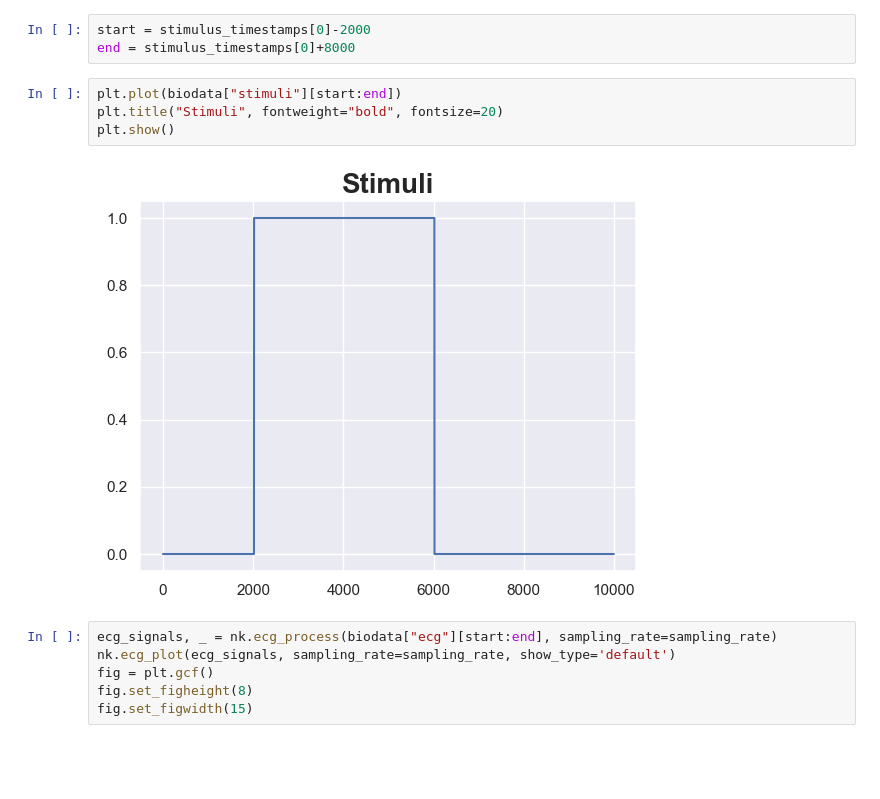
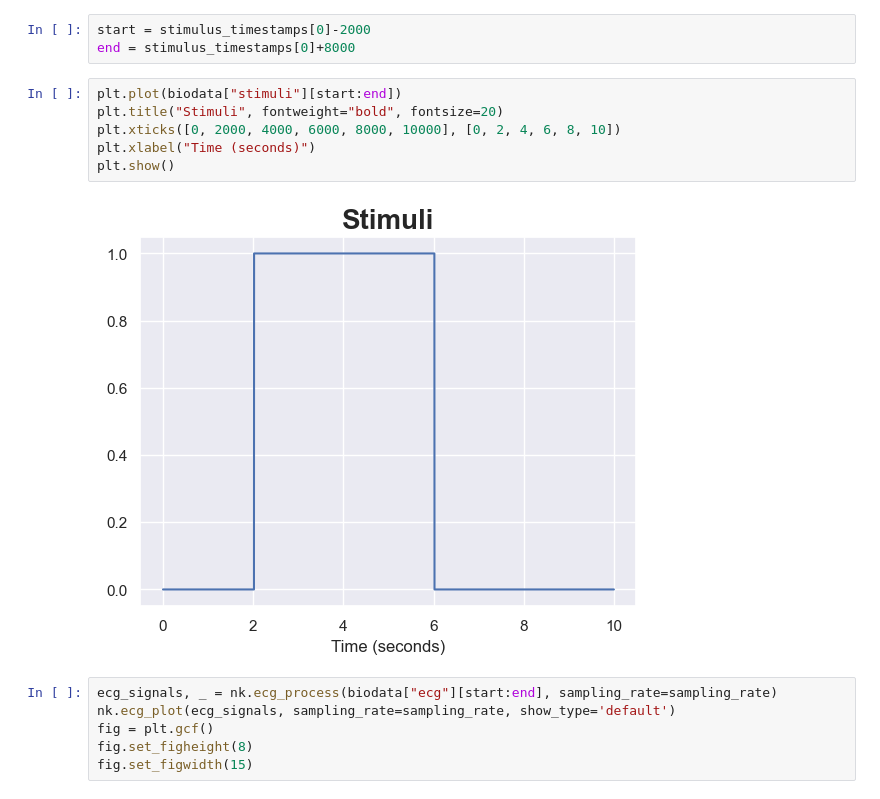
Before and after one commit to sven-knoblauch/PainLevelShiftDetection, a Jupyter notebook: DatasetExploration/xite_dataset.ipynb, the cells around one changed output. Drawn from its saved outputs; the diff is of its cells as text; blank space fills up the shorter version.

```diff
--- a/DatasetExploration/xite_dataset.ipynb
+++ b/DatasetExploration/xite_dataset.ipynb
@@ -37,9 +37,11 @@ end = stimulus_timestamps[0]+8000
 # %%
 plt.plot(biodata["stimuli"][start:end])
 plt.title("Stimuli", fontweight="bold", fontsize=20)
+plt.xticks([0, 2000, 4000, 6000, 8000, 10000], [0, 2, 4, 6, 8, 10])
+plt.xlabel("Time (seconds)")
 plt.show()
 # %% [output]
-[figure, old version]
+[figure, new version]
 # %%
 ecg_signals, _ = nk.ecg_process(biodata["ecg"][start:end], sampling_rate=sampling_rate)
 nk.ecg_plot(ecg_signals, sampling_rate=sampling_rate, show_type='default')
```
Also changed, not shown: 17 other files.
